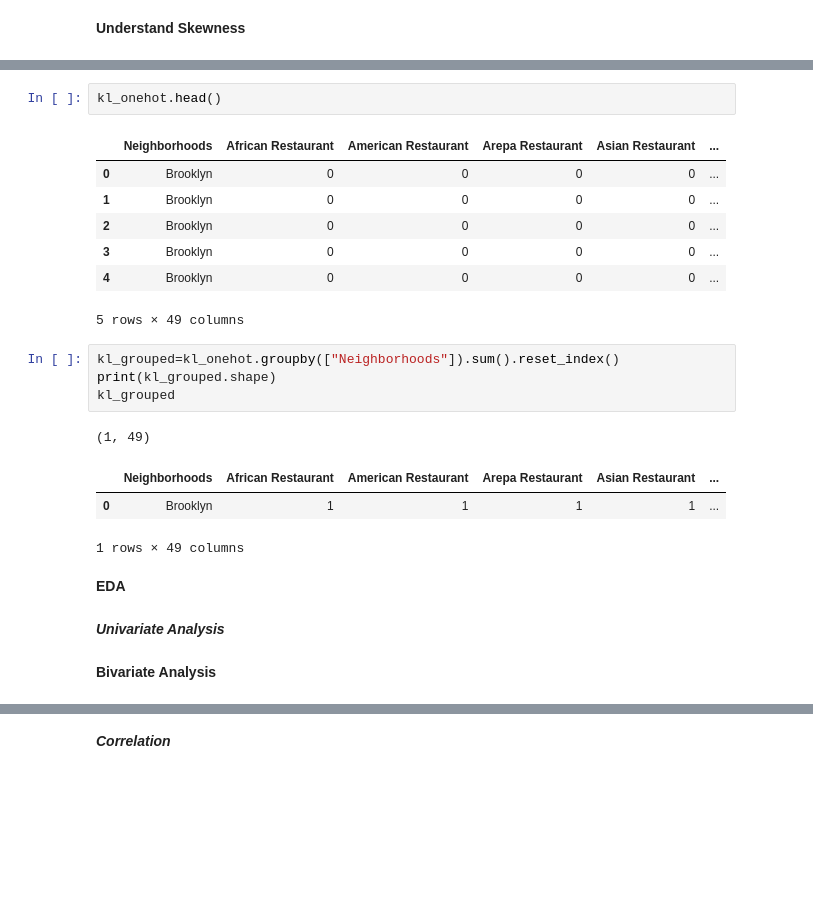
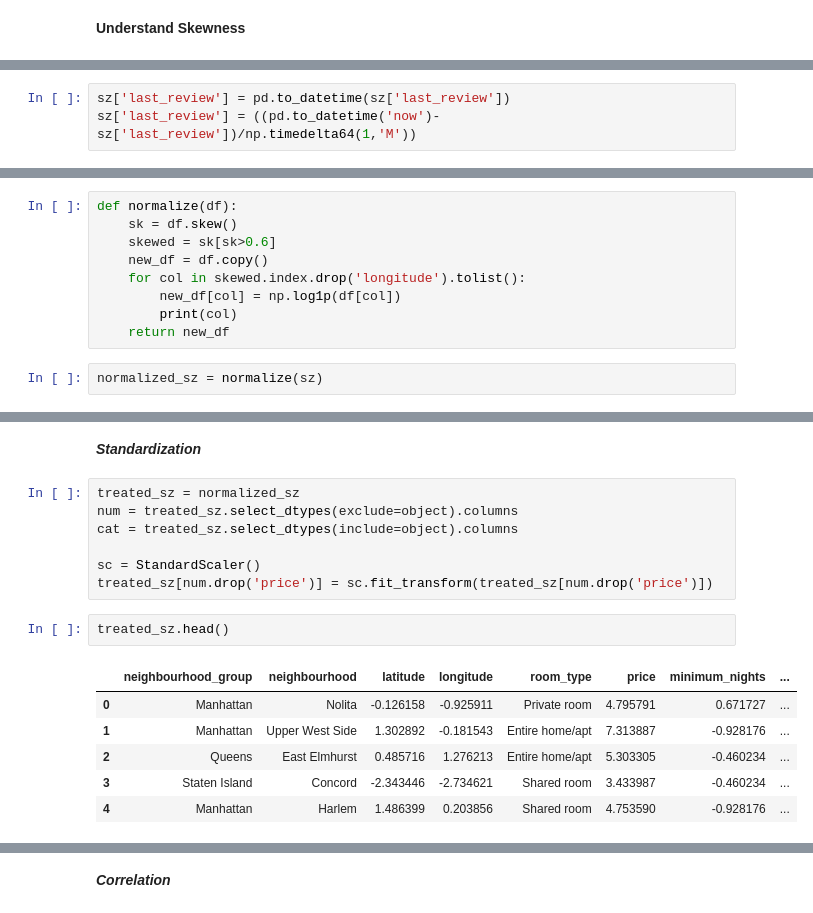
Before and after one commit to aysathish/Stayzee_rental_prediction, a Jupyter notebook: stayzee.ipynb, the cells around one changed output, grey strips where cells are left out. Cells and saved outputs as stored; diff of their text form; blank space fills up the shorter version.

```diff
--- a/stayzee.ipynb
+++ b/stayzee.ipynb
@@ -284,0 +632,3 @@ print(kl_onehot.shape)
+# %%
+sz['last_review'] = pd.to_datetime(sz['last_review'])
+sz['last_review'] = ((pd.to_datetime('now')-sz['last_review'])/np.timedelta64(1,'M'))
@@ -284,0 +651,11 @@ print(kl_onehot.shape)
+# %%
+def normalize(df):
+    sk = df.skew()
+    skewed = sk[sk>0.6]
+    new_df = df.copy()
+    for col in skewed.index.drop('longitude').tolist():
+        new_df[col] = np.log1p(df[col])
+        print(col)
+    return new_df
+# %%
+normalized_sz = normalize(sz)
@@ -285,25 +676,18 @@ print(kl_onehot.shape)
+# %% [markdown]
+***Standardization***
+# %%
+treated_sz = normalized_sz
+num = treated_sz.select_dtypes(exclude=object).columns
+cat = treated_sz.select_dtypes(include=object).columns
+
+sc = StandardScaler()
+treated_sz[num.drop('price')] = sc.fit_transform(treated_sz[num.drop('price')])
 # %%
-kl_onehot.head()
+treated_sz.head()
 # %% [output]
-|  | Neighborhoods | African Restaurant | American Restaurant | Arepa Restaurant | Asian Restaurant | ... |
-| 0 | Brooklyn | 0 | 0 | 0 | 0 | ... |
-| 1 | Brooklyn | 0 | 0 | 0 | 0 | ... |
-| 2 | Brooklyn | 0 | 0 | 0 | 0 | ... |
-| 3 | Brooklyn | 0 | 0 | 0 | 0 | ... |
-| 4 | Brooklyn | 0 | 0 | 0 | 0 | ... |
+|  | neighbourhood_group | neighbourhood | latitude | longitude | room_type | price | minimum_nights | ... |
+| 0 | Manhattan | Nolita | -0.126158 | -0.925911 | Private room | 4.795791 | 0.671727 | ... |
+| 1 | Manhattan | Upper West Side | 1.302892 | -0.181543 | Entire home/apt | 7.313887 | -0.928176 | ... |
+| 2 | Queens | East Elmhurst | 0.485716 | 1.276213 | Entire home/apt | 5.303305 | -0.460234 | ... |
+| 3 | Staten Island | Concord | -2.343446 | -2.734621 | Shared room | 3.433987 | -0.460234 | ... |
+| 4 | Manhattan | Harlem | 1.486399 | 0.203856 | Shared room | 4.753590 | -0.928176 | ... |
-5 rows × 49 columns
-# %%
-kl_grouped=kl_onehot.groupby(["Neighborhoods"]).sum().reset_index()
-print(kl_grouped.shape)
-kl_grouped
-# %% [output]
-(1, 49)
-|  | Neighborhoods | African Restaurant | American Restaurant | Arepa Restaurant | Asian Restaurant | ... |
-| 0 | Brooklyn | 1 | 1 | 1 | 1 | ... |
-1 rows × 49 columns
-# %% [markdown]
-**EDA**
-# %% [markdown]
-***Univariate Analysis***
-# %% [markdown]
-**Bivariate Analysis**
```
Also changed, not shown: parts of 151 cells of this notebook, 8 other files.
